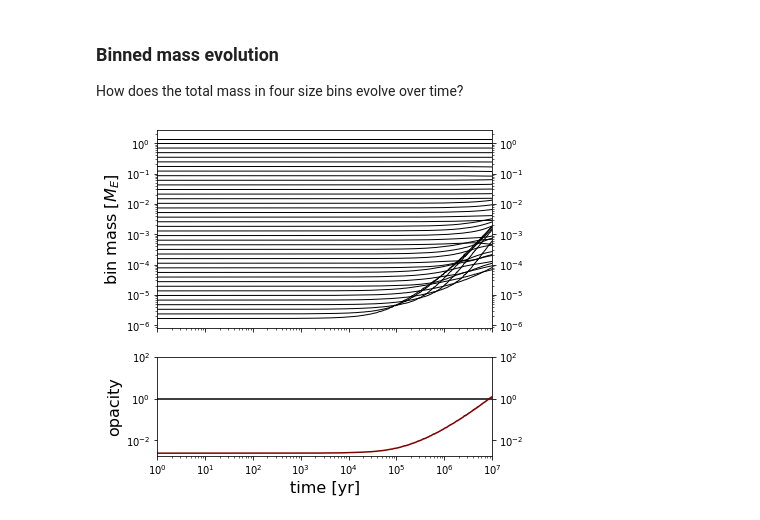
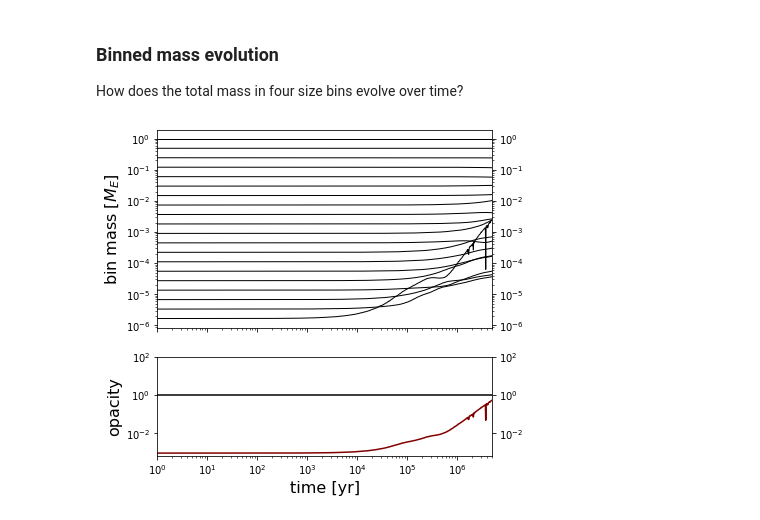
Before and after one commit to mdodici/cold-kuiper, a Jupyter notebook: 2_results_AT.ipynb, the cells around one changed output. Cells and saved outputs as stored; diff of their text form; code cells hidden in the pictures.

```diff
--- a/2_results_AT.ipynb
+++ b/2_results_AT.ipynb
@@ -10,12 +10,12 @@ from matplotlib.colors import LogNorm
 from IPython.display import HTML
 from matplotlib import animation
 # %%
-resdir = 'results/dt-var_alp-1.8_t-10.0Myr_e-100_s-80_e0-0.05_m0-10Me_p-100_r-10'
+resdir = 'results/dt-var_alp-1.8_t-5.0Myr_e-100_s-80_e0-0.09_m0-10Me_p-100_r-10'
 
-t_tot = 10e6
+t_tot = 5e6
 gpe = 100
 gps = 80
-e0 = 0.05
+e0 = 0.09
 m0 = 10
 
 N = pd.read_csv('%s/N.csv' %resdir, header=None,index_col=None)
@@ -561,9 +563,11 @@ def opacity(numbers=N, step='all'):
     if step == 'all':
         opacity = np.zeros(len(numbers))
         for t in range(len(numbers)):
-            N_sizes = np.nansum(10**numbers[t],axis=0)
-            N_scale = N_sizes*10**(size*2) / (2*sma*h*(1.496e13)**2)
-            opacity[t] = np.nansum(N_scale)
+            for i, e in enumerate(eccs):
+                N_sizes = 10**numbers[t,i]
+                h = 2 * e * sma
+                N_scale = (N_sizes*10**(size*2) / (2*sma*h*(1.496e13)**2))
+                opacity[t] += np.nansum(N_scale)
     else:
         N_sizes = np.nansum(10**numbers[step],axis=0)
         N_scale = N_sizes*10**(size*2) / (2*sma*h*(1.496e13)**2)
@@ -590,26 +594,25 @@ def mass_size_bins(numbers=N,bins=4,step='all'):
     return bin_mass
 # %%
 fig,ax = plt.subplots(2,figsize=(6,6),sharex=True,gridspec_kw={'height_ratios': [2, 1]})
-ax[0].plot(np.logspace(0,np.log10(ts[-1]),steps),(mass_size_bins(bins=80)/5.96e27)[::2].T, c='k',lw=1)
+ax[0].plot(np.logspace(0,np.log10(ts[-1]),steps),(mass_size_bins(bins=80)/5.96e27)[::4].T, c='k',lw=1)
 ax[0].set_xlim(1e-5,ts[-1]/1e6)
 #ax[0].legend([r'$\mu$m$-$mm', r'mm$-$m',r'm$-$km',r'km$+$'])
 ax[0].set_ylabel(r'bin mass [$M_E$]',fontsize=16)
 
-h=3
 ax[1].plot(np.logspace(0,np.log10(ts[-1]),steps),opacity(),c='maroon')
 ax[1].hlines(1,1e-6,1e10,color='k',zorder=0)
 ax[1].set_xlim(1,ts[-1])
 ax[1].set_ylabel('opacity',fontsize=16)
 ax[1].set_xlabel('time [yr]',fontsize=16)
 
 for i in range(2):
     ax[i].tick_params('y',which='both',right=True,labelright=True)
     ax[i].set_yscale('log')
     ax[i].set_xscale('log')
 
 ax[1].set_yticks([.01,1,100])
 
 plt.show()
 #fig.savefig('mass_opacity_evo.png',dpi=300)
 # %% [output]
-[figure, old version]
+[figure, new version]
```
Also changed, not shown: parts of 12 cells of this notebook, 1 other file.
